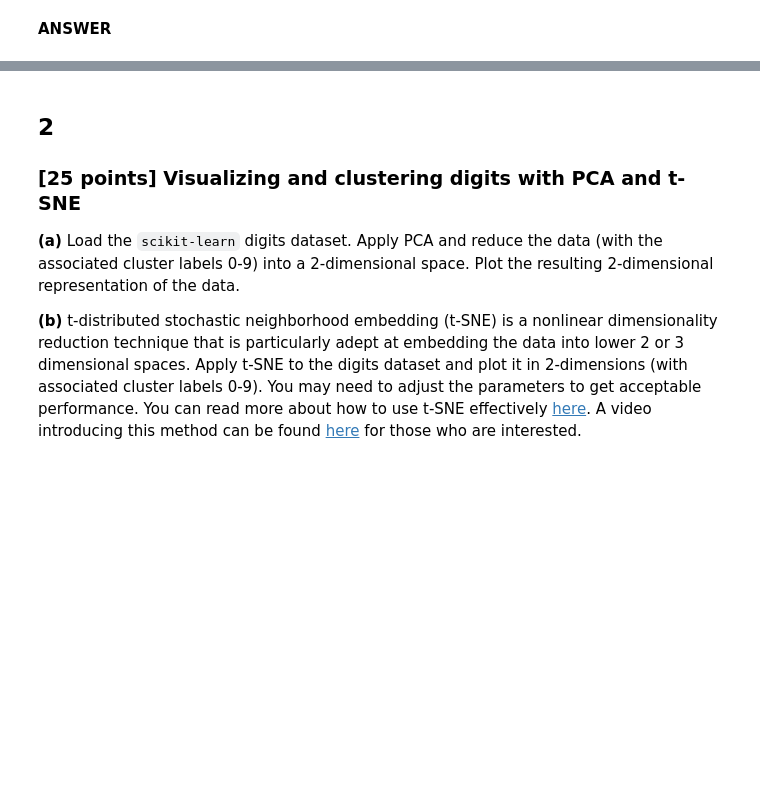
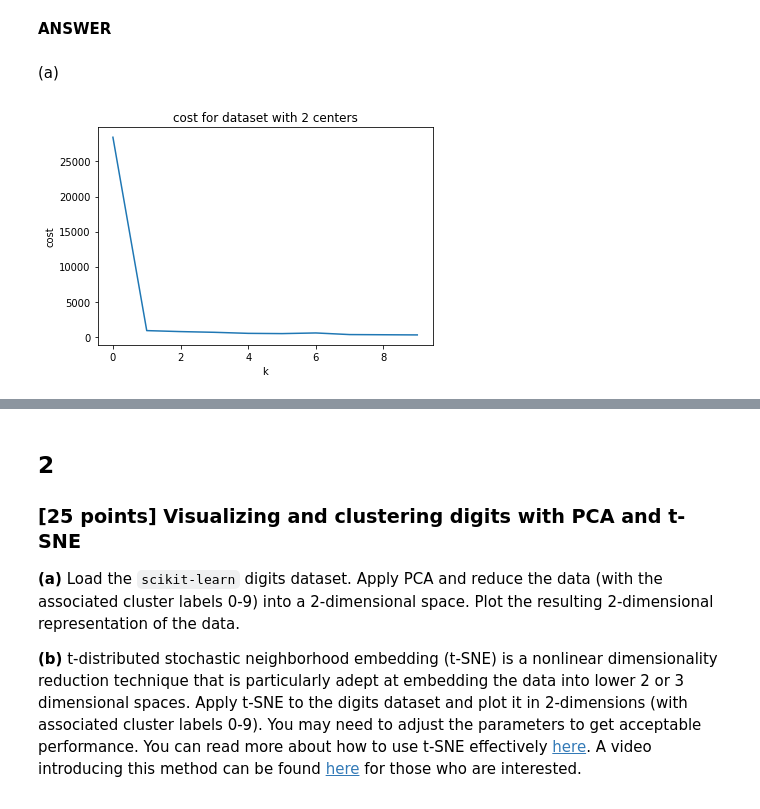
Before and after one commit to chrimiway/machine-learning-course, a Jupyter notebook: Assignment4.ipynb, the cells around one changed output, grey strips where cells are left out. Drawn from its saved outputs; the diff is of its cells as text; code cells hidden in the pictures; blank space fills up the shorter version.

```diff
--- a/Assignment4.ipynb
+++ b/Assignment4.ipynb
@@ -23,5 +23,7 @@ Clustering can be used to determine structure, assign group membership, and repr
 Each file has three columns: the first two are $x_1$ and $x_2$, then the third is a suggested cluster label (ignore this third column - do NOT include this in your analysis). *The data are from https://cs.joensuu.fi/sipu/datasets/*.
 # %% [markdown]
 **ANSWER**
+# %% [markdown]
+(a)
 # %%
 import numpy as np
@@ -64,6 +77,18 @@ class Kmeans:
 # %%
+%matplotlib inline
+import matplotlib.pyplot as plt
 from sklearn.datasets.samples_generator import make_blobs
-num_cluster = 5
-X, y = make_blobs(n_samples=500, centers=num_cluster, n_features=2, random_state=10)
-kmeans = Kmeans(num_cluster)
-centers, clusters = kmeans.fit(X, 50)
+X, y = make_blobs(n_samples=500, centers=2, n_features=2, random_state=10)
+
+cost_list = []
+for i in range(1, 11):
+    kmeans = Kmeans(i)
+    centers, clusters, cost = kmeans.fit(X, 50)
+    cost_list.append(cost)
+plt.plot(cost_list)
+plt.title("cost for dataset with 2 centers")
+plt.ylabel("cost")
+plt.xlabel("k")
+plt.show()
+# %% [output]
+[figure, added]
```
Also changed, not shown: parts of 28 cells of this notebook.
